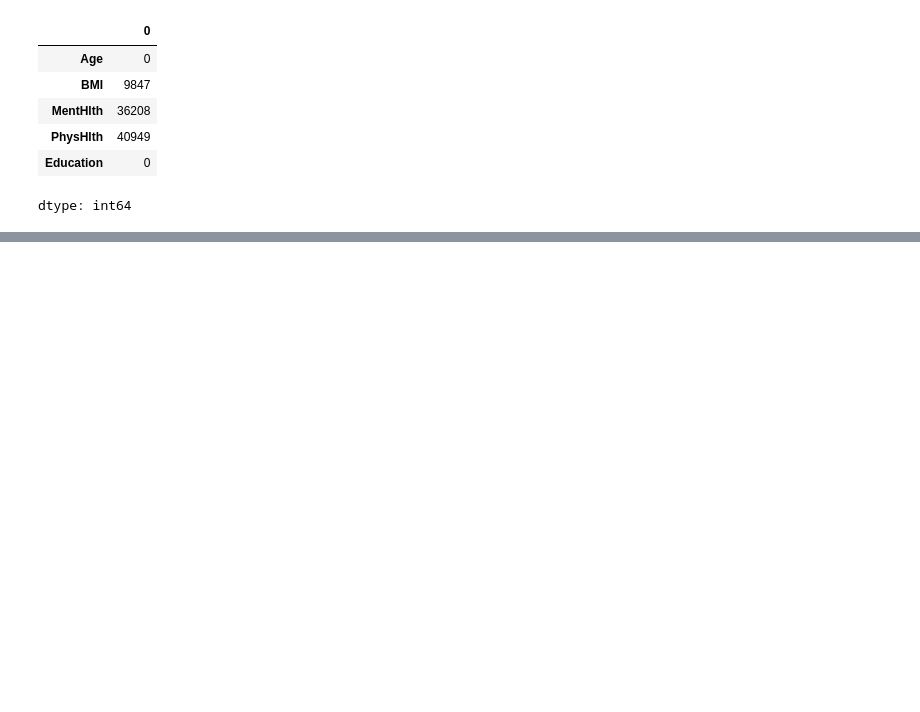
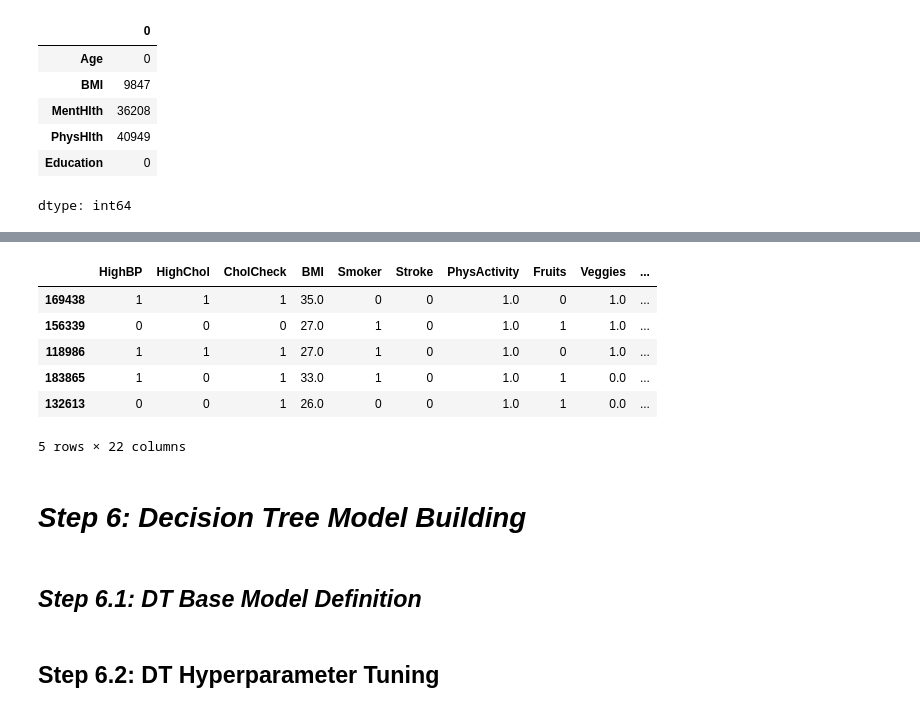
Before and after one commit to Sachin20010517/sca-supervised-prediction-model, a Jupyter notebook: sudden_cardiac_arrest.ipynb, the cells around one changed output, grey strips where cells are left out. Cells and saved outputs as stored; diff of their text form; code cells hidden in the pictures; blank space fills up the shorter version.

```diff
--- a/sudden_cardiac_arrest.ipynb
+++ b/sudden_cardiac_arrest.ipynb
@@ -361,0 +445,14 @@ dtype: int64
+# %%
+X_train.head()
+# %% [output]
+|  | HighBP | HighChol | CholCheck | BMI | Smoker | Stroke | PhysActivity | Fruits | Veggies | ... |
+| 169438 | 1 | 1 | 1 | 35.0 | 0 | 0 | 1.0 | 0 | 1.0 | ... |
+| 156339 | 0 | 0 | 0 | 27.0 | 1 | 0 | 1.0 | 1 | 1.0 | ... |
+| 118986 | 1 | 1 | 1 | 27.0 | 1 | 0 | 1.0 | 0 | 1.0 | ... |
+| 183865 | 1 | 0 | 1 | 33.0 | 1 | 0 | 1.0 | 1 | 0.0 | ... |
+| 132613 | 0 | 0 | 1 | 26.0 | 0 | 0 | 1.0 | 1 | 0.0 | ... |
+5 rows × 22 columns
+# %% [markdown]
+# ***Step 6: Decision Tree Model Building***
+# %% [markdown]
+## *Step 6.1: DT Base Model Definition*
@@ -361,0 +465,2 @@ dtype: int64
+# %% [markdown]
+## Step 6.2: DT Hyperparameter Tuning
```
Also changed, not shown: parts of 20 cells of this notebook.
